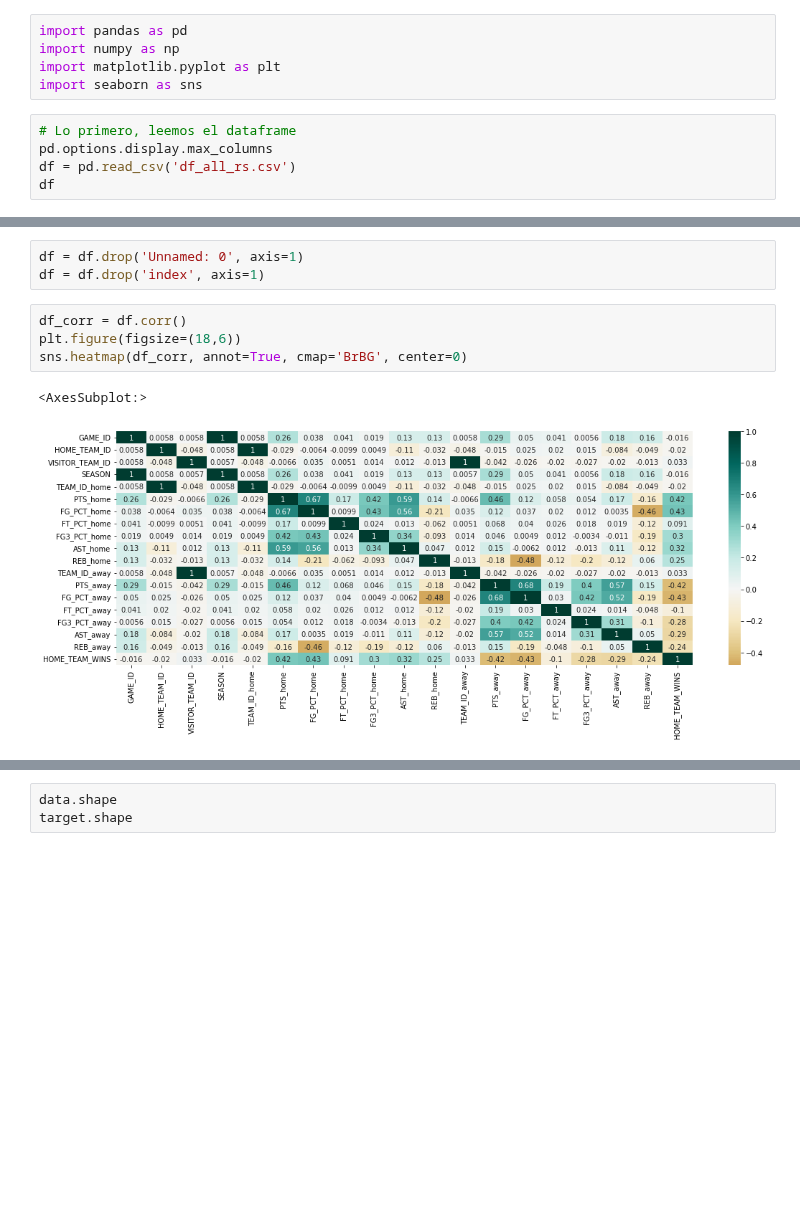
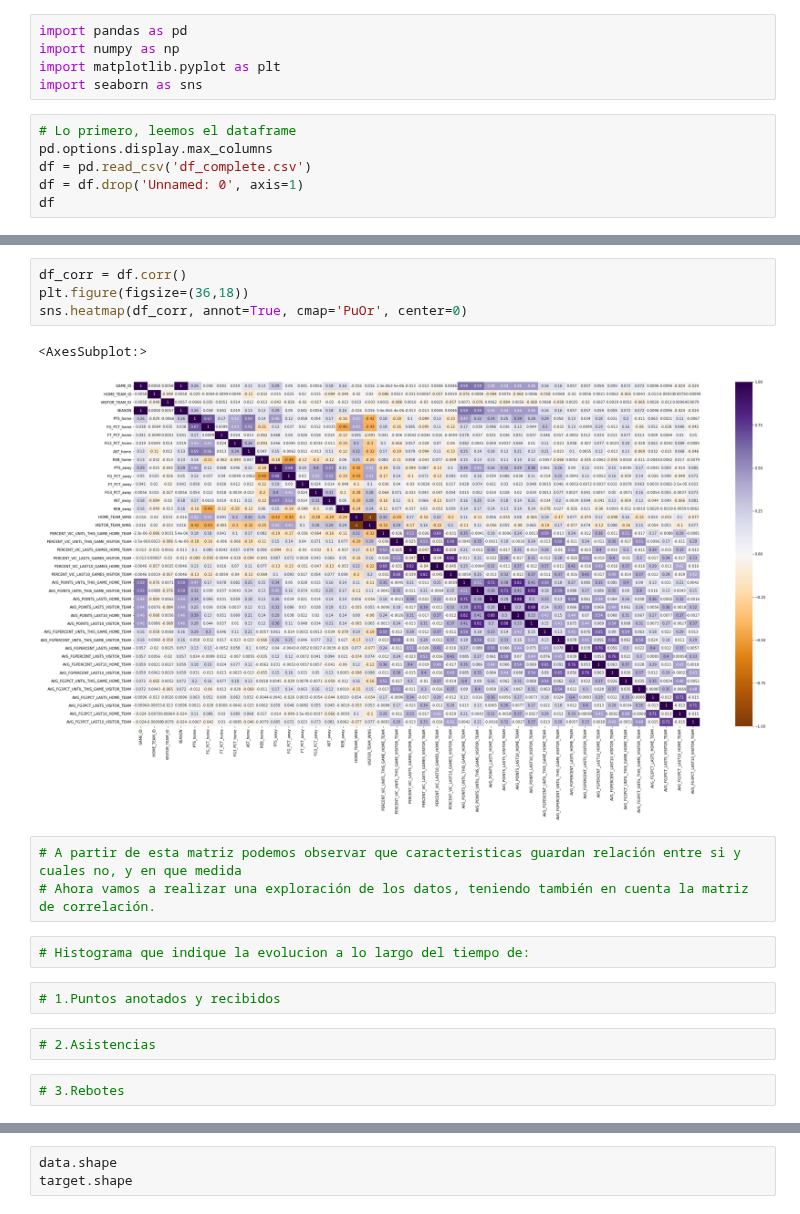
Before and after one commit to robertomanzanolopez/nba_statistics_prediction, a Jupyter notebook: data_exploration.ipynb, the cells around one changed output, grey strips where cells are left out. Saved outputs shown, nothing was run; the diff lists cells and outputs as text; blank space fills up the shorter version.

```diff
--- a/data_exploration.ipynb
+++ b/data_exploration.ipynb
@@ -6,6 +6,7 @@ import seaborn as sns
 # %%
 # Lo primero, leemos el dataframe
 pd.options.display.max_columns
-df = pd.read_csv('df_all_rs.csv')
+df = pd.read_csv('df_complete.csv')
+df = df.drop('Unnamed: 0', axis=1)
 df
 # %% [output]
@@ -25,10 +26,18 @@ df
-# %%
-df = df.drop('Unnamed: 0', axis=1)
-df = df.drop('index', axis=1)
 # %%
 df_corr = df.corr()
-plt.figure(figsize=(18,6))
-sns.heatmap(df_corr, annot=True, cmap='BrBG', center=0)
+plt.figure(figsize=(36,18))
+sns.heatmap(df_corr, annot=True, cmap='PuOr', center=0)
 # %% [output]
 <AxesSubplot:>
-[figure, old version]
+[figure, new version]
+# %%
+# A partir de esta matriz podemos observar que caracteristicas guardan relación entre si y cuales no, y en que medida
+# Ahora vamos a realizar una exploración de los datos, teniendo también en cuenta la matriz de correlación.
+# %%
+# Histograma que indique la evolucion a lo largo del tiempo de:
+# %%
+# 1.Puntos anotados y recibidos
+# %%
+# 2.Asistencias
+# %%
+# 3.Rebotes
```
Also changed, not shown: parts of 9 cells of this notebook.
